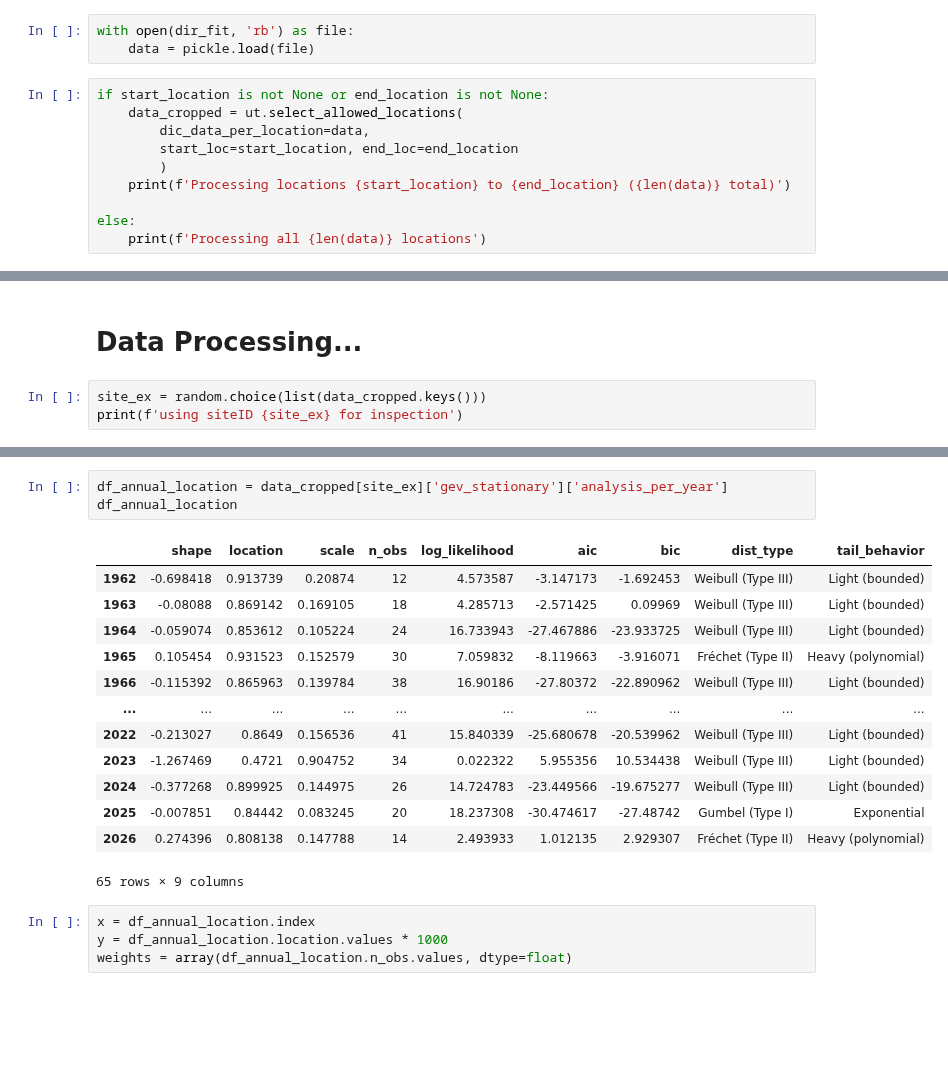
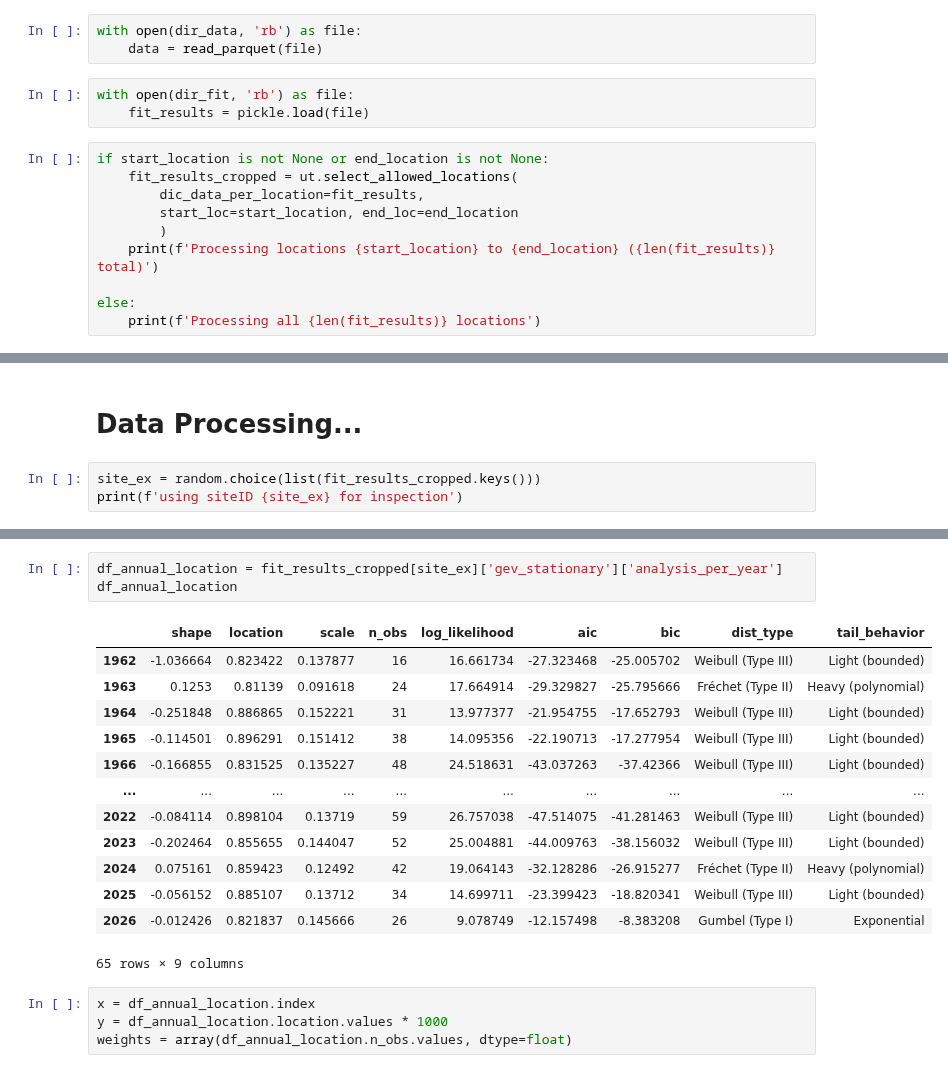
Before and after one commit to silviaelisabeth/SeaLevelExtremes, a Jupyter notebook: script/GEV_regression.ipynb, the cells around one changed output, grey strips where cells are left out. Drawn from its saved outputs; the diff is of its cells as text; blank space fills up the shorter version.

```diff
--- a/script/GEV_regression.ipynb
+++ b/script/GEV_regression.ipynb
@@ -47,16 +48,19 @@ analyse a subsample of location 4549–4559
 # %% [markdown]
 # Load Fit Results
+# %%
+with open(dir_data, 'rb') as file:
+    data = read_parquet(file)
 # %%
 with open(dir_fit, 'rb') as file:
-    data = pickle.load(file)
+    fit_results = pickle.load(file)
 # %%
 if start_location is not None or end_location is not None:
-    data_cropped = ut.select_allowed_locations(
-        dic_data_per_location=data,
+    fit_results_cropped = ut.select_allowed_locations(
+        dic_data_per_location=fit_results,
         start_loc=start_location, end_loc=end_location
         )
-    print(f'Processing locations {start_location} to {end_location} ({len(data)} total)')
+    print(f'Processing locations {start_location} to {end_location} ({len(fit_results)} total)')
 
 else:
-    print(f'Processing all {len(data)} locations')
+    print(f'Processing all {len(fit_results)} locations')
 # %% [output]
@@ -64,6 +68,6 @@ Processing locations 4549 to 4559 (9589 total)
 # %% [markdown]
 # Data Processing...
 # %%
-site_ex = random.choice(list(data_cropped.keys()))
+site_ex = random.choice(list(fit_results_cropped.keys()))
 print(f'using siteID {site_ex} for inspection')
 # %% [output]
@@ -96,19 +100,19 @@ df_non_stationary
 # %%
-df_annual_location = data_cropped[site_ex]['gev_stationary']['analysis_per_year']
+df_annual_location = fit_results_cropped[site_ex]['gev_stationary']['analysis_per_year']
 df_annual_location
 # %% [output]
 |  | shape | location | scale | n_obs | log_likelihood | aic | bic | dist_type | tail_behavior |
-| 1962 | -0.698418 | 0.913739 | 0.20874 | 12 | 4.573587 | -3.147173 | -1.692453 | Weibull (Type III) | Light (bounded) |
-| 1963 | -0.08088 | 0.869142 | 0.169105 | 18 | 4.285713 | -2.571425 | 0.09969 | Weibull (Type III) | Light (bounded) |
-| 1964 | -0.059074 | 0.853612 | 0.105224 | 24 | 16.733943 | -27.467886 | -23.933725 | Weibull (Type III) | Light (bounded) |
-| 1965 | 0.105454 | 0.931523 | 0.152579 | 30 | 7.059832 | -8.119663 | -3.916071 | Fréchet (Type II) | Heavy (polynomial) |
-| 1966 | -0.115392 | 0.865963 | 0.139784 | 38 | 16.90186 | -27.80372 | -22.890962 | Weibull (Type III) | Light (bounded) |
+| 1962 | -1.036664 | 0.823422 | 0.137877 | 16 | 16.661734 | -27.323468 | -25.005702 | Weibull (Type III) | Light (bounded) |
+| 1963 | 0.1253 | 0.81139 | 0.091618 | 24 | 17.664914 | -29.329827 | -25.795666 | Fréchet (Type II) | Heavy (polynomial) |
+| 1964 | -0.251848 | 0.886865 | 0.152221 | 31 | 13.977377 | -21.954755 | -17.652793 | Weibull (Type III) | Light (bounded) |
+| 1965 | -0.114501 | 0.896291 | 0.151412 | 38 | 14.095356 | -22.190713 | -17.277954 | Weibull (Type III) | Light (bounded) |
+| 1966 | -0.166855 | 0.831525 | 0.135227 | 48 | 24.518631 | -43.037263 | -37.42366 | Weibull (Type III) | Light (bounded) |
 | ... | ... | ... | ... | ... | ... | ... | ... | ... | ... |
-| 2022 | -0.213027 | 0.8649 | 0.156536 | 41 | 15.840339 | -25.680678 | -20.539962 | Weibull (Type III) | Light (bounded) |
-| 2023 | -1.267469 | 0.4721 | 0.904752 | 34 | 0.022322 | 5.955356 | 10.534438 | Weibull (Type III) | Light (bounded) |
-| 2024 | -0.377268 | 0.899925 | 0.144975 | 26 | 14.724783 | -23.449566 | -19.675277 | Weibull (Type III) | Light (bounded) |
-| 2025 | -0.007851 | 0.84442 | 0.083245 | 20 | 18.237308 | -30.474617 | -27.48742 | Gumbel (Type I) | Exponential |
-| 2026 | 0.274396 | 0.808138 | 0.147788 | 14 | 2.493933 | 1.012135 | 2.929307 | Fréchet (Type II) | Heavy (polynomial) |
+| 2022 | -0.084114 | 0.898104 | 0.13719 | 59 | 26.757038 | -47.514075 | -41.281463 | Weibull (Type III) | Light (bounded) |
+| 2023 | -0.202464 | 0.855655 | 0.144047 | 52 | 25.004881 | -44.009763 | -38.156032 | Weibull (Type III) | Light (bounded) |
+| 2024 | 0.075161 | 0.859423 | 0.12492 | 42 | 19.064143 | -32.128286 | -26.915277 | Fréchet (Type II) | Heavy (polynomial) |
+| 2025 | -0.056152 | 0.885107 | 0.13712 | 34 | 14.699711 | -23.399423 | -18.820341 | Weibull (Type III) | Light (bounded) |
+| 2026 | -0.012426 | 0.821837 | 0.145666 | 26 | 9.078749 | -12.157498 | -8.383208 | Gumbel (Type I) | Exponential |
 65 rows × 9 columns
 # %%
 x = df_annual_location.index
```
Also changed, not shown: parts of 11 cells of this notebook, 2 other files.
